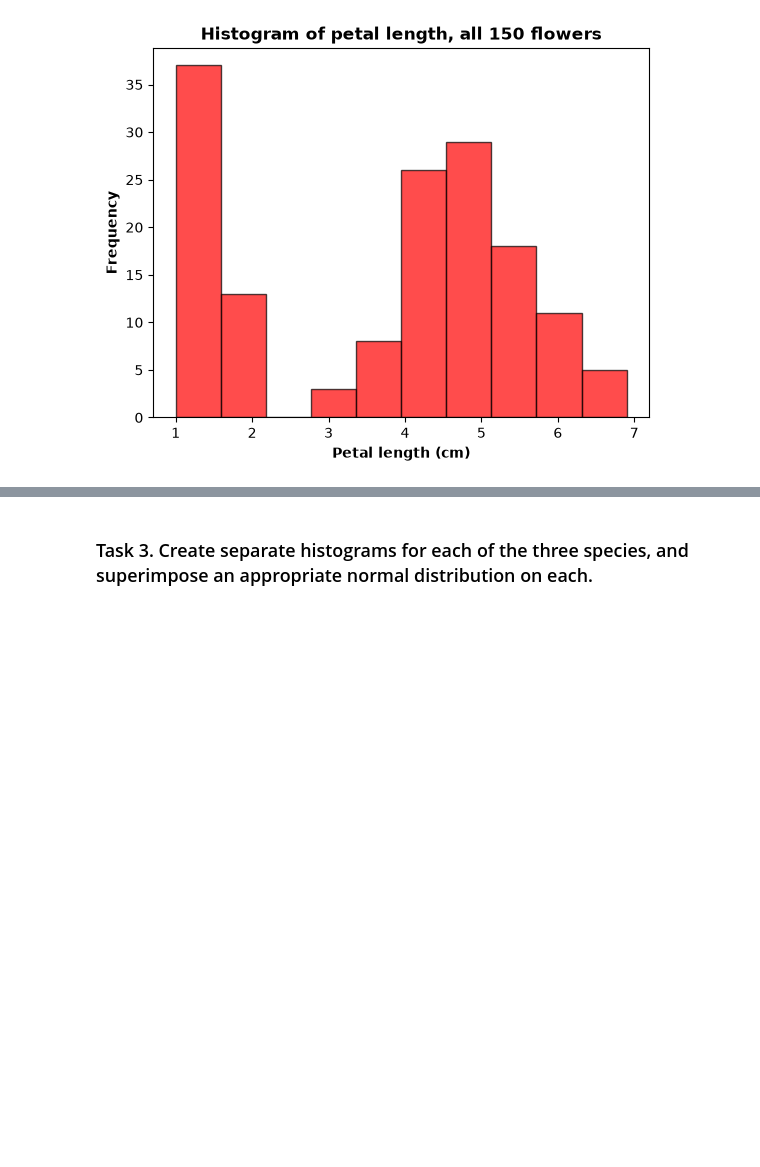
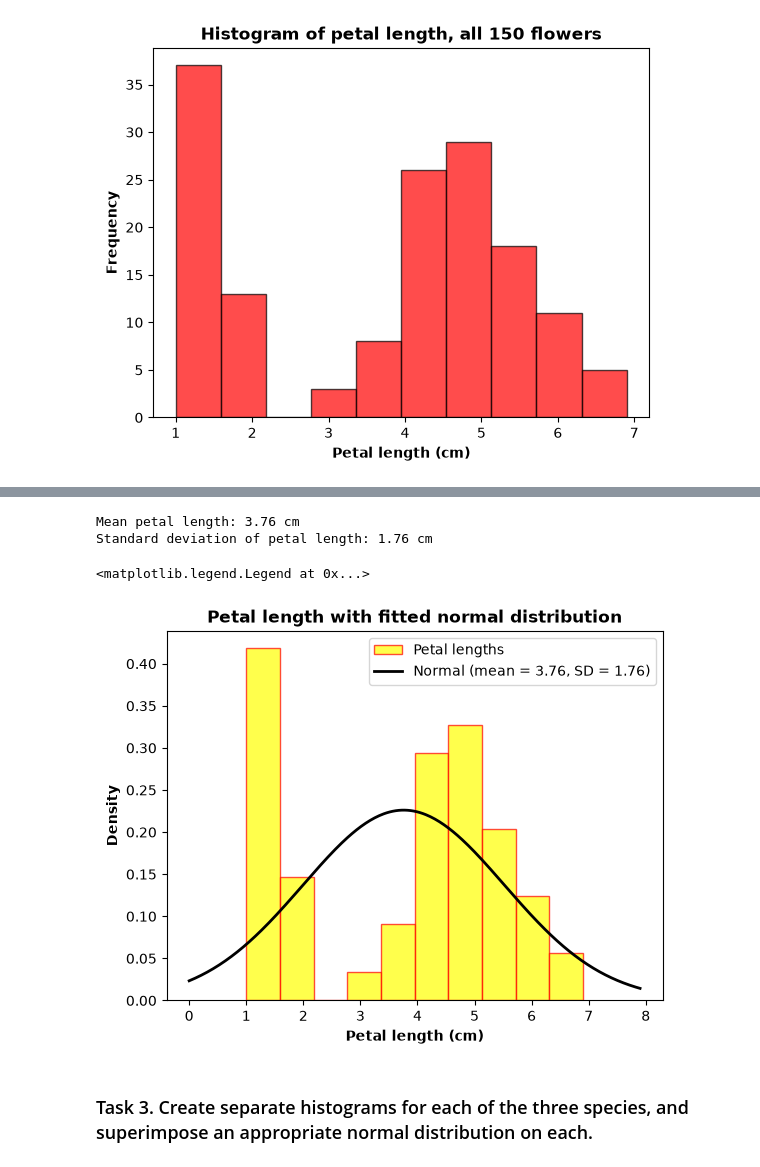
Before and after one commit to NibnabCodes/Applied-Statistics-Assessment, a Jupyter notebook: problems.ipynb, the cells around one changed output, grey strips where cells are left out. Saved outputs shown, nothing was run; the diff lists cells and outputs as text; code cells hidden in the pictures; blank space fills up the shorter version.

Commit message:
Added petal length histogram with fitted normal curve

```diff
--- a/problems.ipynb
+++ b/problems.ipynb
@@ -76,3 +84,37 @@ Text(0.5, 1.0, 'Histogram of petal length, all 150 flowers')
+# %%
+# Mean and standard deviation
+# Sources: https://pandas.pydata.org/pandas-docs/stable/reference/api/pandas.DataFrame.std.html
+# https://pandas.pydata.org/pandas-docs/stable/reference/api/pandas.DataFrame.mean.html
+mean_pl = petalLength.mean()
+std_pl = petalLength.std()
+
+print(f"Mean petal length: {mean_pl:.2f} cm")
+print(f"Standard deviation of petal length: {std_pl:.2f} cm")
+# %% [output]
+Mean petal length: 3.76 cm
+Standard deviation of petal length: 1.76 cm
+# %%
+# x values spaced evenly across the data range; 300 points was chosen so the curve looks smooth.
+# Source: https://numpy.org/doc/stable/reference/generated/numpy.linspace.html
+x = np.linspace(petalLength.min() -1 , petalLength.max() + 1, 300)
+# %%
+# Histogram on a density scale, so it is comparable with the curve
+# Source: https://matplotlib.org/stable/api/_as_gen/matplotlib.pyplot.hist.html
+plt.hist(petalLength, bins=10, density=True, color='yellow',
+         edgecolor='red', alpha=0.7, label="Petal lengths")
+
+# Normal probability density function using the data's mean & SD
+# Source: https://docs.scipy.org/doc/scipy/reference/generated/scipy.stats.norm.html
+plt.plot(x, norm.pdf(x, mean_pl, std_pl), color='black', linewidth=2,
+         label=f"Normal (mean = {mean_pl:.2f}, SD = {std_pl:.2f})")
+
+plt.xlabel("Petal length (cm)", fontweight='bold')
+plt.ylabel("Density", fontweight='bold')
+plt.title("Petal length with fitted normal distribution", fontweight='bold')
+plt.legend()
+# %% [output]
+<matplotlib.legend.Legend at 0x...>
+[figure, added]
 # %% [markdown]
 ### Task 3. Create separate histograms for each of the three species, and superimpose an appropriate normal distribution on each.
 # %% [markdown]
```
Also changed, not shown: parts of 2 cells of this notebook.
